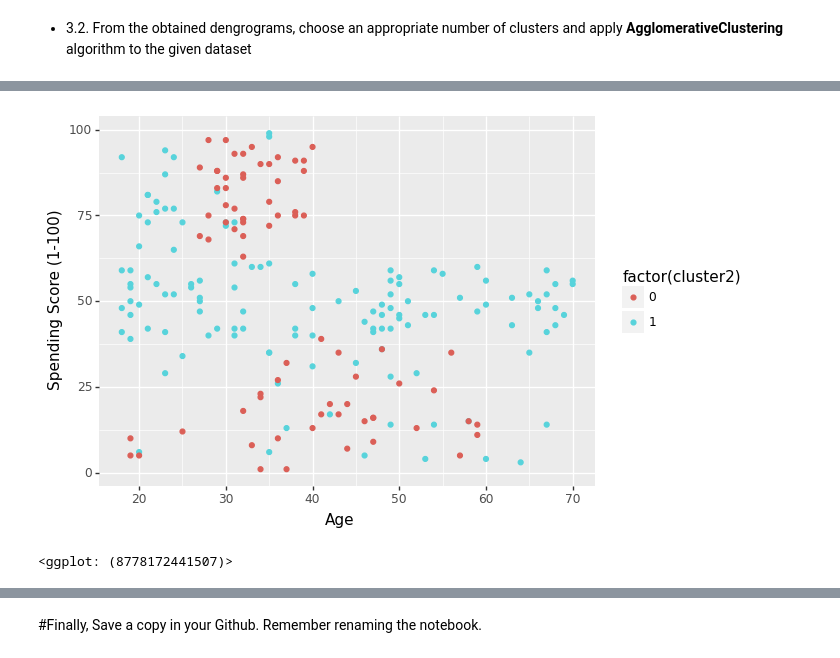
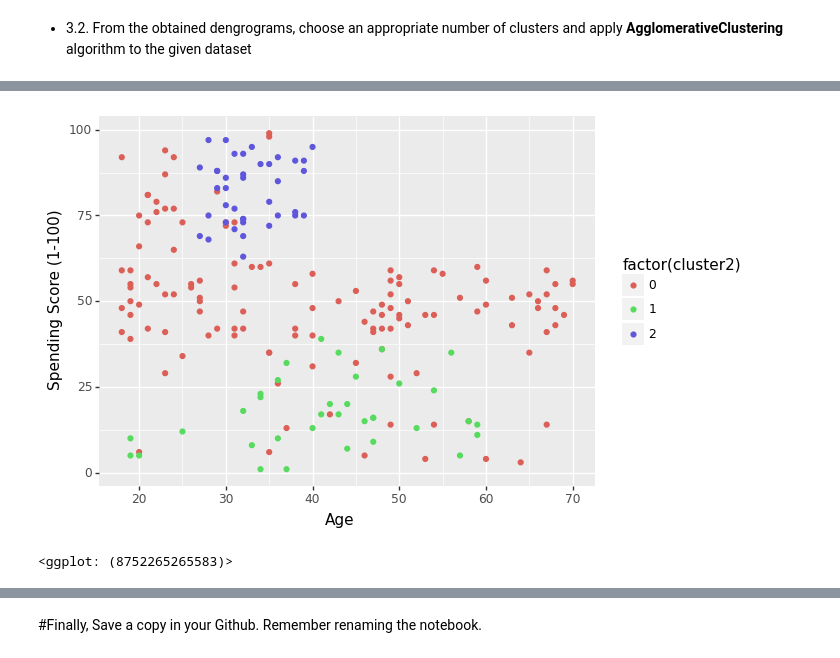
Before and after one commit to NguyenThiPhuongNhi/MayHoc_2022_2023, a Jupyter notebook: Lab_7_20130353_NguyenThiPhuongNhi.ipynb, the cells around one changed output, grey strips where cells are left out. Cells and saved outputs as stored; diff of their text form; code cells hidden in the pictures.

```diff
--- a/Lab_7_20130353_NguyenThiPhuongNhi.ipynb
+++ b/Lab_7_20130353_NguyenThiPhuongNhi.ipynb
@@ -241,6 +246,8 @@ features = ["Age", "Annual Income (k$)", "Spending Score (1-100)"]
 X = dataset[features]
 
 cluster = AgglomerativeClustering(n_clusters=3, affinity='euclidean', linkage='ward')
-cluster.fit(X)
-dendro = sch.dendrogram(sch.linkage(X, method = "ward", metric="euclidean"))
+cluster.fit_predict(X)
+# dendro = sch.dendrogram(sch.linkage(X, method = "ward", metric="euclidean"))
+# membership = cluster.labels_
+# membership
 # %% [output]
@@ -262,9 +264,9 @@ array([1, 1, 1, 1, 1, 1, 1, 1, 1, 1, 1, 1, 1, 1, 1, 1, 1, 1, 1, 1, 1, 1,
 # %%
 from sklearn.metrics.cluster import silhouette_score
 from plotnine import ggplot, aes, geom_line,geom_point
-silhouette_score(X, membership)
-dataset["cluster2"] = membership
+silhouette_score(X,  cluster.labels_)
+dataset["cluster2"] =  cluster.labels_
 (ggplot(dataset, aes(x="Age", y="Spending Score (1-100)", color = "factor(cluster2)"))+geom_point())
 # %% [output]
-[figure, old version]
+[figure, new version]
-<ggplot: (8778172441507)>
+<ggplot: (8752265265583)>
```
Also changed, not shown: parts of 6 cells of this notebook.
